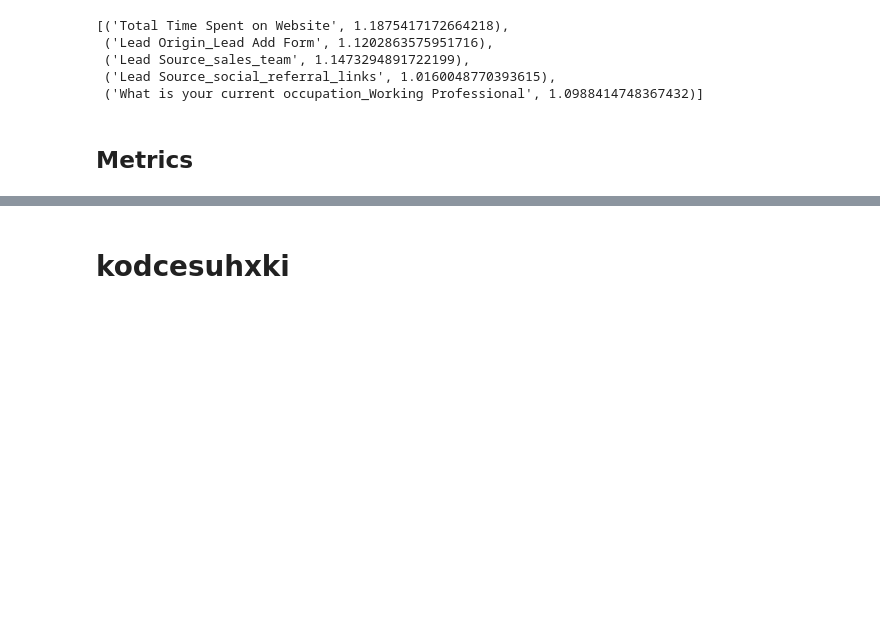
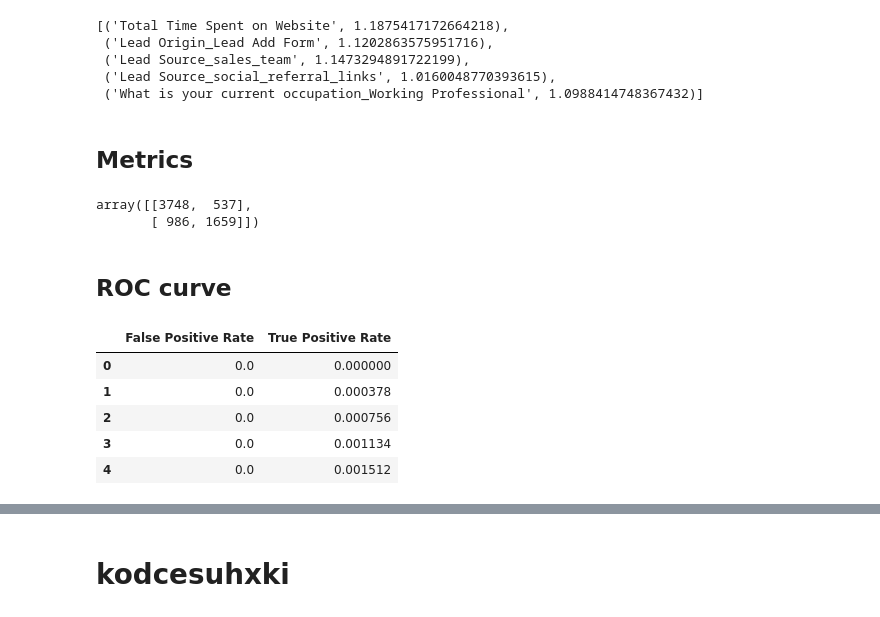
Before and after one commit to prabhanshu11/Clustering-Case-Study, a Jupyter notebook: main.ipynb, the cells around one changed output, grey strips where cells are left out. Drawn from its saved outputs; the diff is of its cells as text; code cells hidden in the pictures; blank space fills up the shorter version.

```diff
--- a/main.ipynb
+++ b/main.ipynb
@@ -654,0 +662,23 @@ metrics.accuracy_score(train_pred.y_actual, train_pred.y_pred)
+# %%
+train_pred = make_train_pred(result, X_train_C, y_train, cutoff=0.5)
+confusion_matrix = metrics.confusion_matrix(train_pred.y_actual, train_pred.y_pred)
+confusion_matrix
+# %% [output]
+array([[3748,  537],
+       [ 986, 1659]])
+# %% [markdown]
+## ROC curve
+# %%
+FPR, TPR, thresholds = metrics.roc_curve(train_pred.y_actual, train_pred.pred_prob,
+                                         drop_intermediate=False)
+roc_df = pd.DataFrame([FPR, TPR], index=['False Positive Rate',
+                                         'True Positive Rate']).T
+AUC_roc = metrics.roc_auc_score(train_pred.y_actual, train_pred.pred_prob)
+roc_df.head()
+# %% [output]
+|  | False Positive Rate | True Positive Rate |
+| 0 | 0.0 | 0.000000 |
+| 1 | 0.0 | 0.000378 |
+| 2 | 0.0 | 0.000756 |
+| 3 | 0.0 | 0.001134 |
+| 4 | 0.0 | 0.001512 |
```
Also changed, not shown: parts of 10 cells of this notebook.
